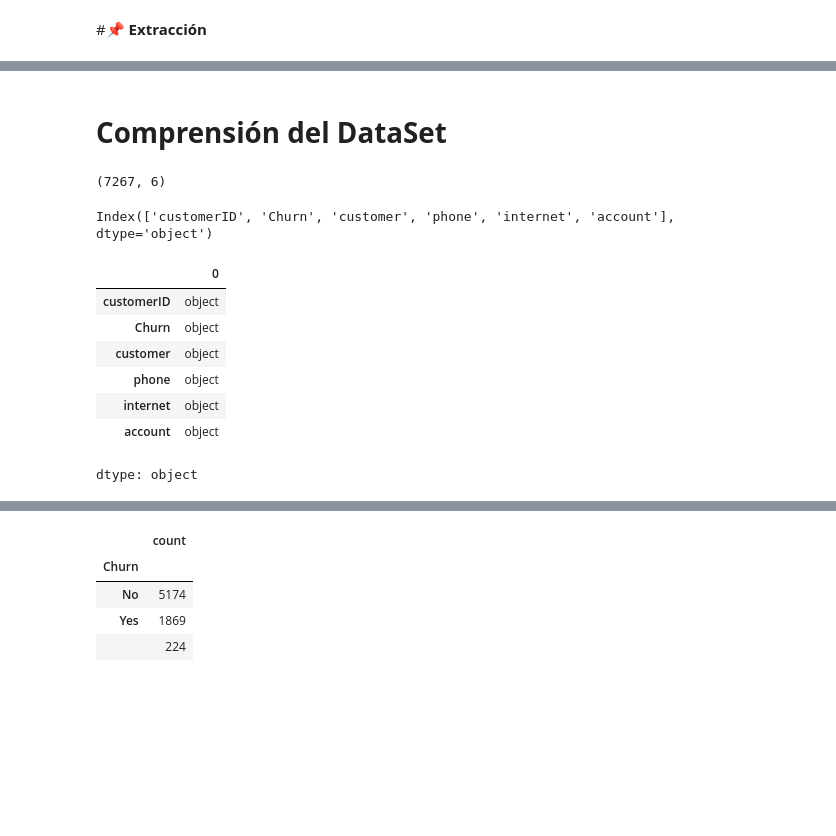
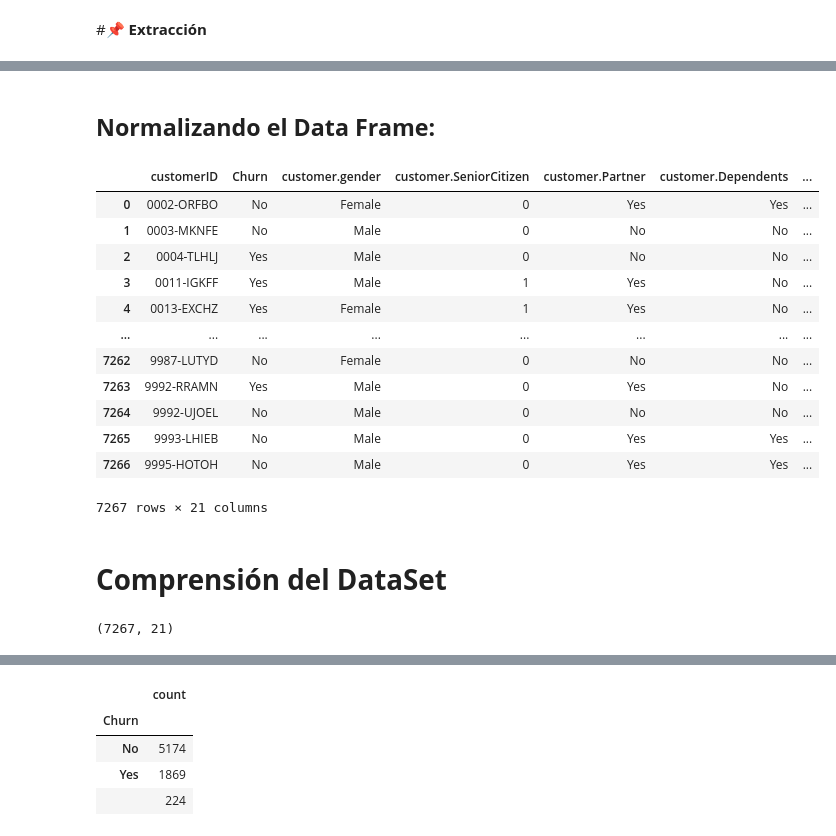
Before and after one commit to GuilleLondero/challenge_one_DS_telecomX, a Jupyter notebook: ChallengerTelecomX.ipynb, the cells around one changed output, grey strips where cells are left out. Saved outputs shown, nothing was run; the diff lists cells and outputs as text; code cells hidden in the pictures; blank space fills up the shorter version.

Commit message:
data frame normalizado

```diff
--- a/ChallengerTelecomX.ipynb
+++ b/ChallengerTelecomX.ipynb
@@ -13,0 +5,26 @@ df = pd.read_json(url)
+# %%
+# 1. Importar las bibliotecas necesarias
+import pandas as pd
+import requests
+import json
+
+# 2. URL de la API de TelecomX
+url = "https://raw.githubusercontent.com/ingridcristh/challenge2-data-science-LATAM/refs/heads/main/TelecomX_Data.json"
+
+# 3. Realizo la petición HTTP para obtener los datos
+try:
+  response = requests.get(url)  # Obtengo los Datos mediante el metodo HTPP get
+  response.raise_for_status()   # Lanza excepción si hay error HTTP
+  data = response.json()        # Convierto la respuesta JSON a un diccionario de Python
+
+  df = pd.DataFrame(data)       # Convierto los datos a DataFrame de Pandas
+
+except requests.exceptions.RequestException as e:
+    print(f" Error al descargar los datos: {e}")
+except json.JSONDecodeError as e:
+    print(f" Error al procesar JSON: {e}")
+except Exception as e:
+    print(f" Error inesperado: {e}")
+
+# 4. Muestro el data frame obtenido
+df
@@ -14,24 +45,26 @@ df = pd.read_json(url)
+# %% [markdown]
+## **Normalizando el Data Frame:**
+# %%
+df_normalize = pd.json_normalize(data)
+df_normalize
+# %% [output]
+|  | customerID | Churn | customer.gender | customer.SeniorCitizen | customer.Partner | customer.Dependents | ... |
+| 0 | 0002-ORFBO | No | Female | 0 | Yes | Yes | ... |
+| 1 | 0003-MKNFE | No | Male | 0 | No | No | ... |
+| 2 | 0004-TLHLJ | Yes | Male | 0 | No | No | ... |
+| 3 | 0011-IGKFF | Yes | Male | 1 | Yes | No | ... |
+| 4 | 0013-EXCHZ | Yes | Female | 1 | Yes | No | ... |
+| ... | ... | ... | ... | ... | ... | ... | ... |
+| 7262 | 9987-LUTYD | No | Female | 0 | No | No | ... |
+| 7263 | 9992-RRAMN | Yes | Male | 0 | Yes | No | ... |
+| 7264 | 9992-UJOEL | No | Male | 0 | No | No | ... |
+| 7265 | 9993-LHIEB | No | Male | 0 | Yes | Yes | ... |
+| 7266 | 9995-HOTOH | No | Male | 0 | Yes | Yes | ... |
+7267 rows × 21 columns
 # %% [markdown]
 # **Comprensión del DataSet**
 # %%
 # 1. Mostrar información básica del DataFrame
-df.shape
+df_normalize.shape
 # %% [output]
-(7267, 6)
+(7267, 21)
-# %%
-# 2. Mostrar columnas
-df.columns
-# %% [output]
-Index(['customerID', 'Churn', 'customer', 'phone', 'internet', 'account'], dtype='object')
-# %%
-# 3. Tipos de datos de cada columna
-df.dtypes
-# %% [output]
-|  | 0 |
-| customerID | object |
-| Churn | object |
-| customer | object |
-| phone | object |
-| internet | object |
-| account | object |
-dtype: object
```
Also changed, not shown: parts of 19 cells of this notebook.
